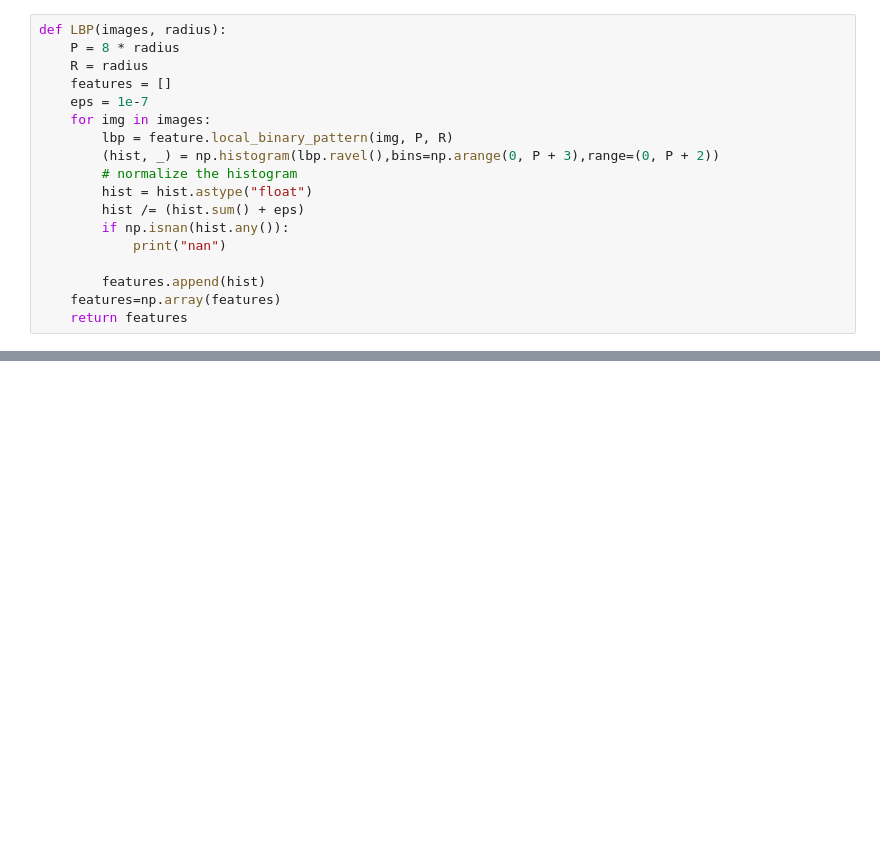
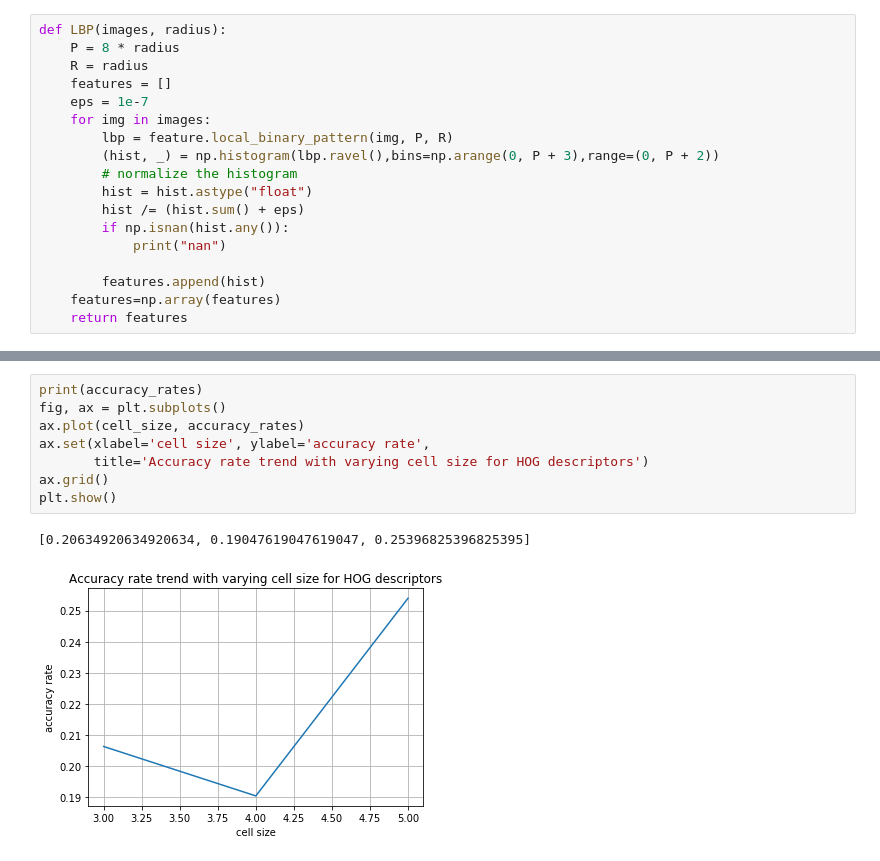
Before and after one commit to maizeng2008/ECSE415_Project_Group2, a Jupyter notebook: face_recognition_1.ipynb, the cells around one changed output, grey strips where cells are left out. Drawn from its saved outputs; the diff is of its cells as text; blank space fills up the shorter version.

```diff
--- a/face_recognition_1.ipynb
+++ b/face_recognition_1.ipynb
@@ -268,3 +277,14 @@ for cell in cell_size:
+# %%
+print(accuracy_rates)
+fig, ax = plt.subplots()
+ax.plot(cell_size, accuracy_rates)
+ax.set(xlabel='cell size', ylabel='accuracy rate',
+       title='Accuracy rate trend with varying cell size for HOG descriptors')
+ax.grid()
+plt.show()
+# %% [output]
+[0.20634920634920634, 0.19047619047619047, 0.25396825396825395]
+[figure, added]
 # %%
 # display keypoints on 10 selected training images
 for i in range(10):
```
Also changed, not shown: parts of 16 cells of this notebook.
